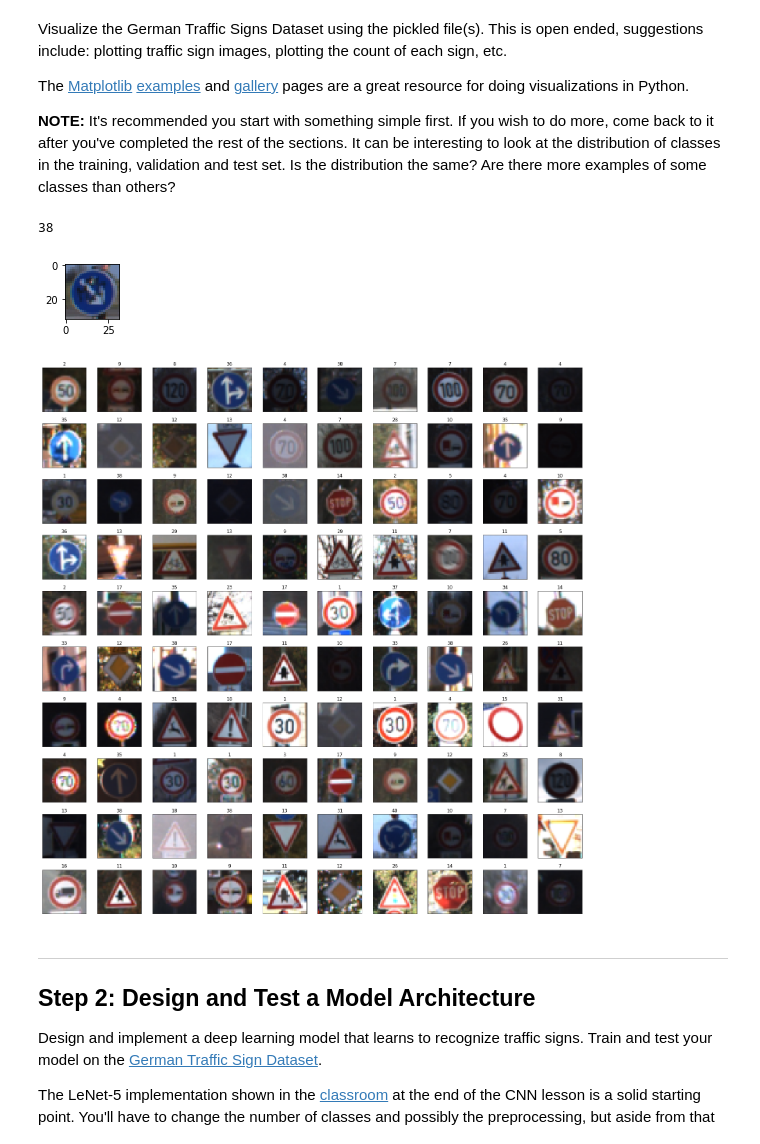
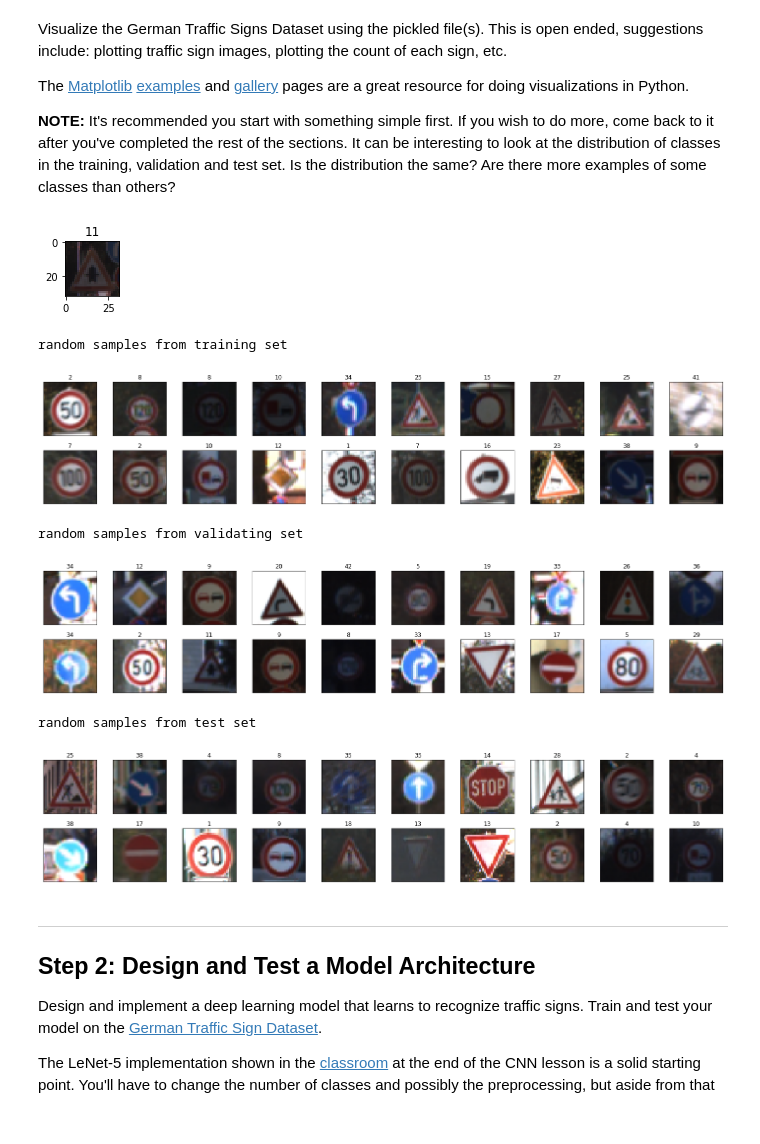
Before and after one commit to ericq/CarND-Traffic-Sign-Classifier-Project, a Jupyter notebook: Traffic_Sign_Classifier.ipynb, the cells around one changed output. Drawn from its saved outputs; the diff is of its cells as text; code cells hidden in the pictures.

```diff
--- a/Traffic_Sign_Classifier.ipynb
+++ b/Traffic_Sign_Classifier.ipynb
@@ -182,35 +182,60 @@ The [Matplotlib](http://matplotlib.org/) [examples](http://matplotlib.org/exampl
 # %%
 ### Data exploration visualization code goes here.
 ### Feel free to use as many code cells as needed.
 import matplotlib.pyplot as plt
 import random
 
 plt.rcParams['figure.figsize'] = [10, 5]
 
 # Visualizations will be shown in the notebook.
 %matplotlib inline
 
-index = random.randint(0, n_train)
-image = X_train[index].squeeze()
+def plot_img(img, subject, cmap="gray"):
+    plt.figure(figsize=(1,1))
+    plt.imshow(img, cmap=cmap)
+    plt.title (subject)
+    return img
 
-plt.figure(figsize=(1,1))
-plt.imshow(image, cmap="gray")
-print(y_train[index])
+def plot_grid (source, label, nrows=3, ncols=6, cmap='gray', figsize=(20, 4)):
+    fig, axs = plt.subplots(nrows, ncols, figsize=figsize,
+                        subplot_kw={'xticks': [], 'yticks': []})
+
+    fig.subplots_adjust(left=0.03, right=0.97, hspace=0.05, wspace=0.05)
+
+    idx = 0
+    for ax in axs.flat:
+        img = source[idx].squeeze()
+        ax.imshow(img, cmap)
+        ax.set_title(label[idx])
+        idx += 1
+
+    plt.tight_layout()
+    plt.show()
+
+def random_plot_img(source, label, cmap="gray"):
+    index = random.randint(0, len(source))
+    image = source[index].squeeze()
+    plt.figure(figsize=(1,1))
+    plt.imshow(image, cmap=cmap)
+    plt.title (label[index])
+    return image
+
+
+_ = random_plot_img(X_train, y_train)
 # %% [output]
-38
-[figure, old version]
+[figure, new version]
 # %%
 # plot img array, in number of rows * colums
 # all are randomly selected form the source img array
 
-def random_plot_grid (source, label, nrows=3, ncols=6, cmap='gray'):
-    fig, axs = plt.subplots(nrows, ncols, figsize=(20, 20),
+def random_plot_grid (source, label, nrows=3, ncols=6, cmap='gray', figsize=(20, 4)):
+    fig, axs = plt.subplots(nrows, ncols, figsize=figsize,
                         subplot_kw={'xticks': [], 'yticks': []})
 
     fig.subplots_adjust(left=0.03, right=0.97, hspace=0.05, wspace=0.05)
 
     for ax in axs.flat:
-        idx = random.randint(0, n_train)
+        idx = random.randint(0, len(source))
         img = source[idx].squeeze()
         ax.imshow(img, cmap)
         ax.set_title(label[idx])
@@ -218,9 +243,19 @@ def random_plot_grid (source, label, nrows=3, ncols=6, cmap='gray'):
     plt.tight_layout()
     plt.show()
 
-random_plot_grid (X_train, y_train, 10, 10)
+print ('random samples from training set')
+random_plot_grid (X_train, y_train, 2, 10)
+print ('random samples from validating set')
+random_plot_grid (X_valid, y_valid, 2, 10)
+print ('random samples from test set')
+random_plot_grid (X_test, y_test, 2, 10)
 # %% [output]
+random samples from training set
-[figure, old version]
+[figure, new version]
+random samples from validating set
+[figure, added]
+random samples from test set
+[figure, added]
 # %% [markdown]
 ----
 
```
Also changed, not shown: parts of 30 cells of this notebook, 7 other files.
